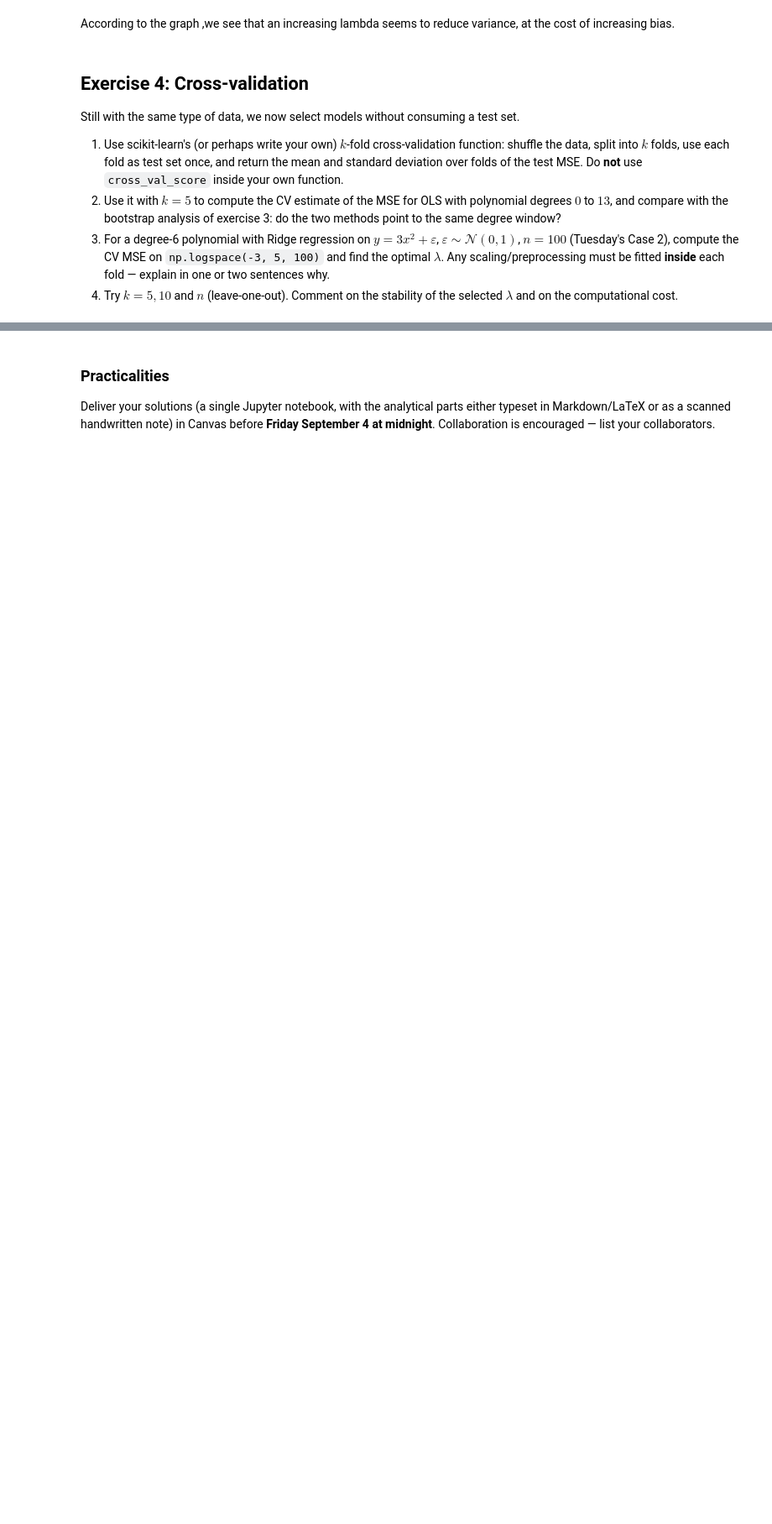
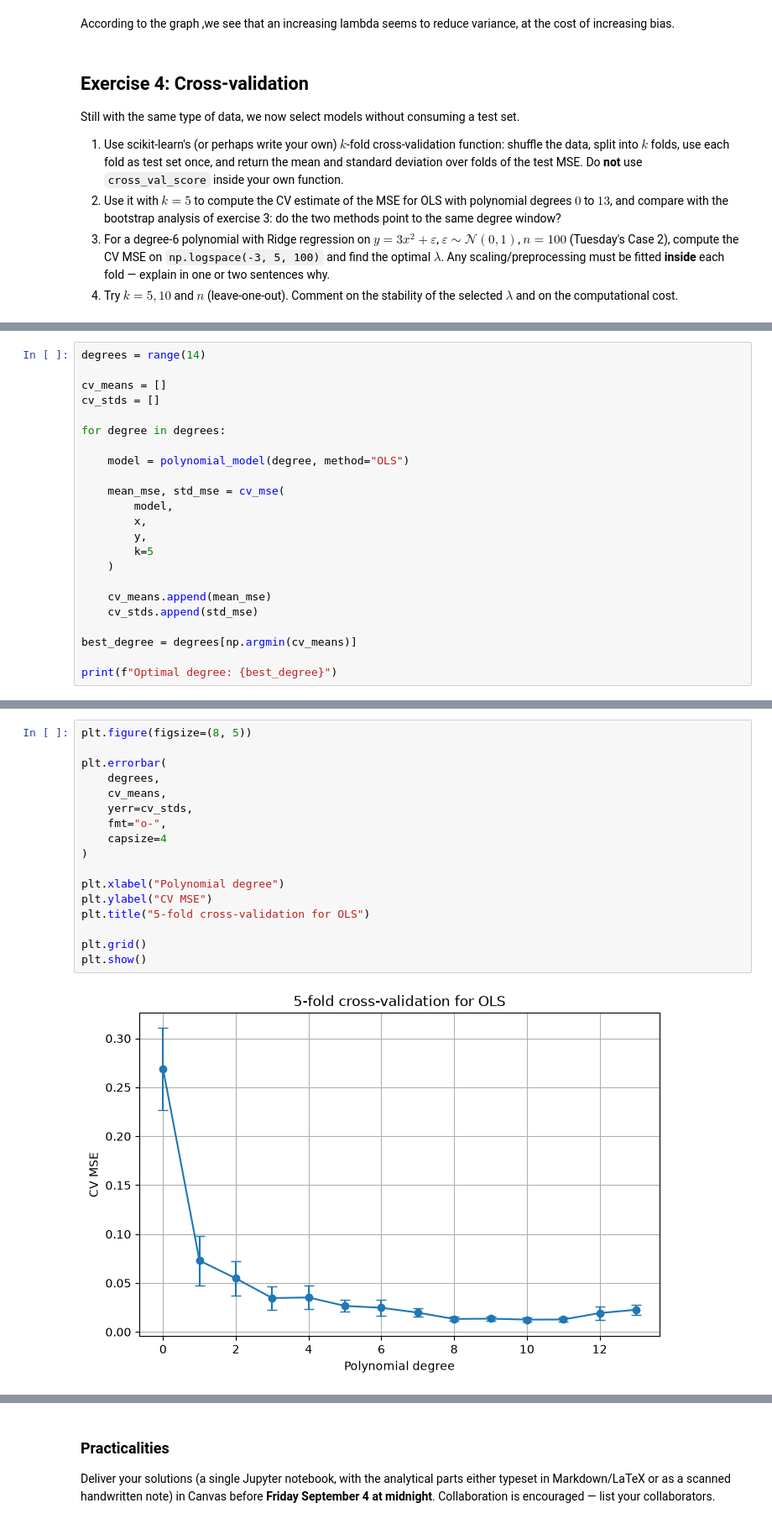
Before and after one commit to carlpd/FYS-STK, a Jupyter notebook: Weekly Excercises/exercisesweek36.ipynb, the cells around one changed output, grey strips where cells are left out. Shown at 84% size. Drawn from its saved outputs; the diff is of its cells as text; blank space fills up the shorter version.

```diff
--- a/Weekly Excercises/exercisesweek36.ipynb
+++ b/Weekly Excercises/exercisesweek36.ipynb
@@ -392,0 +400,23 @@ analytical formula of exercise 1 can be checked — and where it cannot.
+# %%
+degrees = range(14)
+
+cv_means = []
+cv_stds = []
+
+for degree in degrees:
+
+    model = polynomial_model(degree, method="OLS")
+
+    mean_mse, std_mse = cv_mse(
+        model,
+        x,
+        y,
+        k=5
+    )
+
+    cv_means.append(mean_mse)
+    cv_stds.append(std_mse)
+
+best_degree = degrees[np.argmin(cv_means)]
+
+print(f"Optimal degree: {best_degree}")
@@ -392,0 +425,19 @@ analytical formula of exercise 1 can be checked — and where it cannot.
+# %%
+plt.figure(figsize=(8, 5))
+
+plt.errorbar(
+    degrees,
+    cv_means,
+    yerr=cv_stds,
+    fmt="o-",
+    capsize=4
+)
+
+plt.xlabel("Polynomial degree")
+plt.ylabel("CV MSE")
+plt.title("5-fold cross-validation for OLS")
+
+plt.grid()
+plt.show()
+# %% [output]
+[figure, added]
```
Also changed, not shown: parts of 14 cells of this notebook.
